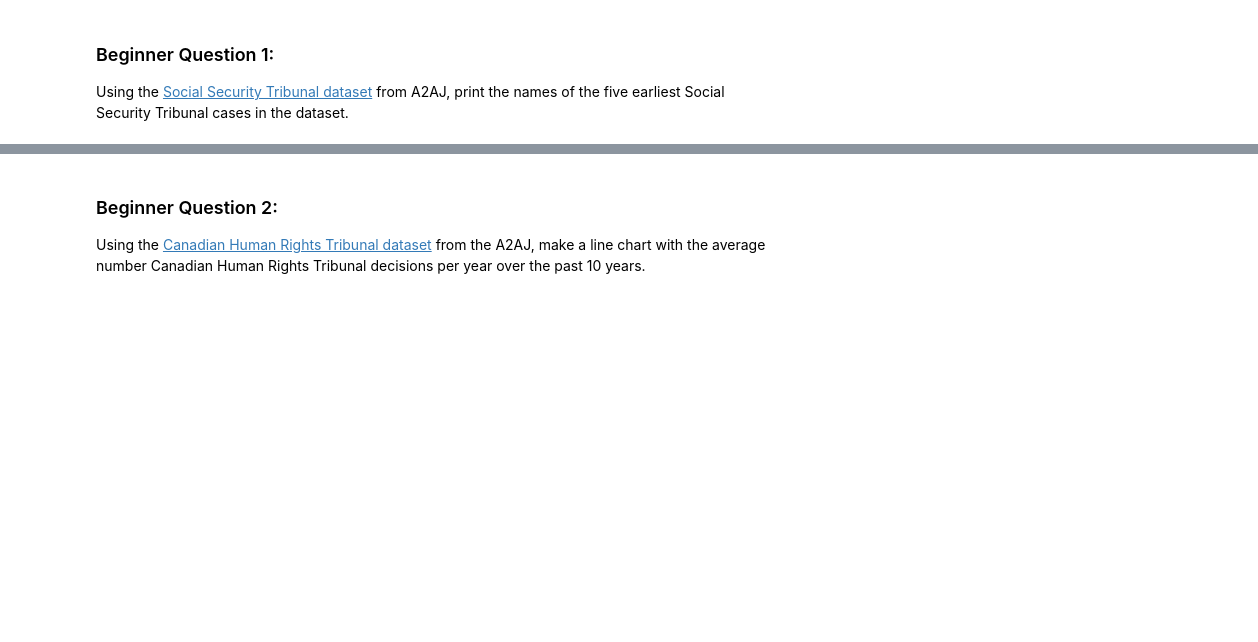
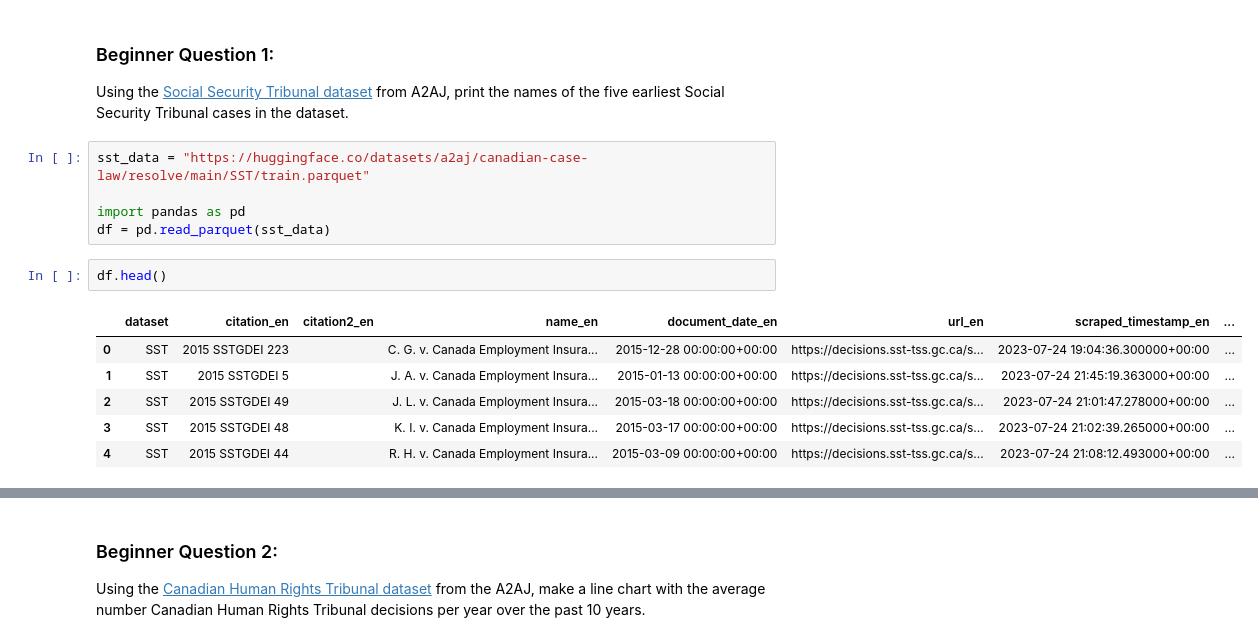
Before and after one commit to shahvezk79/legal_info_tech_w26, a Jupyter notebook: Module3_Assignment_w26.ipynb, the cells around one changed output, grey strips where cells are left out. Drawn from its saved outputs; the diff is of its cells as text; blank space fills up the shorter version.

```diff
--- a/Module3_Assignment_w26.ipynb
+++ b/Module3_Assignment_w26.ipynb
@@ -21,3 +21,17 @@ NOTE: If you are using Colab and you downloaded this file by clicking a link, ma
 ### Beginner Question 1:
 
 Using the [Social Security Tribunal dataset](https://huggingface.co/datasets/a2aj/canadian-case-law) from A2AJ, print the names of the five earliest Social Security Tribunal cases in the dataset.
+# %%
+sst_data = "https://huggingface.co/datasets/a2aj/canadian-case-law/resolve/main/SST/train.parquet"
+
+import pandas as pd
+df = pd.read_parquet(sst_data)
+# %%
+df.head()
+# %% [output]
+|  | dataset | citation_en | citation2_en | name_en | document_date_en | url_en | scraped_timestamp_en | ... |
+| 0 | SST | 2015 SSTGDEI 223 |  | C. G. v. Canada Employment Insura... | 2015-12-28 00:00:00+00:00 | https://decisions.sst-tss.gc.ca/s... | 2023-07-24 19:04:36.300000+00:00 | ... |
+| 1 | SST | 2015 SSTGDEI 5 |  | J. A. v. Canada Employment Insura... | 2015-01-13 00:00:00+00:00 | https://decisions.sst-tss.gc.ca/s... | 2023-07-24 21:45:19.363000+00:00 | ... |
+| 2 | SST | 2015 SSTGDEI 49 |  | J. L. v. Canada Employment Insura... | 2015-03-18 00:00:00+00:00 | https://decisions.sst-tss.gc.ca/s... | 2023-07-24 21:01:47.278000+00:00 | ... |
+| 3 | SST | 2015 SSTGDEI 48 |  | K. I. v. Canada Employment Insura... | 2015-03-17 00:00:00+00:00 | https://decisions.sst-tss.gc.ca/s... | 2023-07-24 21:02:39.265000+00:00 | ... |
+| 4 | SST | 2015 SSTGDEI 44 |  | R. H. v. Canada Employment Insura... | 2015-03-09 00:00:00+00:00 | https://decisions.sst-tss.gc.ca/s... | 2023-07-24 21:08:12.493000+00:00 | ... |
```
Also changed, not shown: parts of 13 cells of this notebook.
